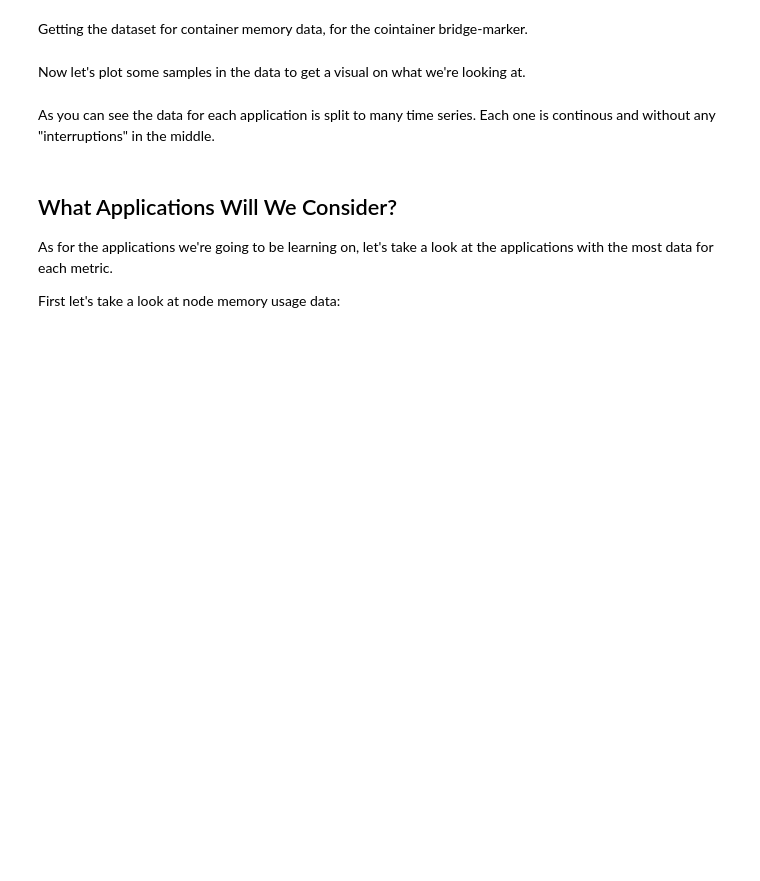
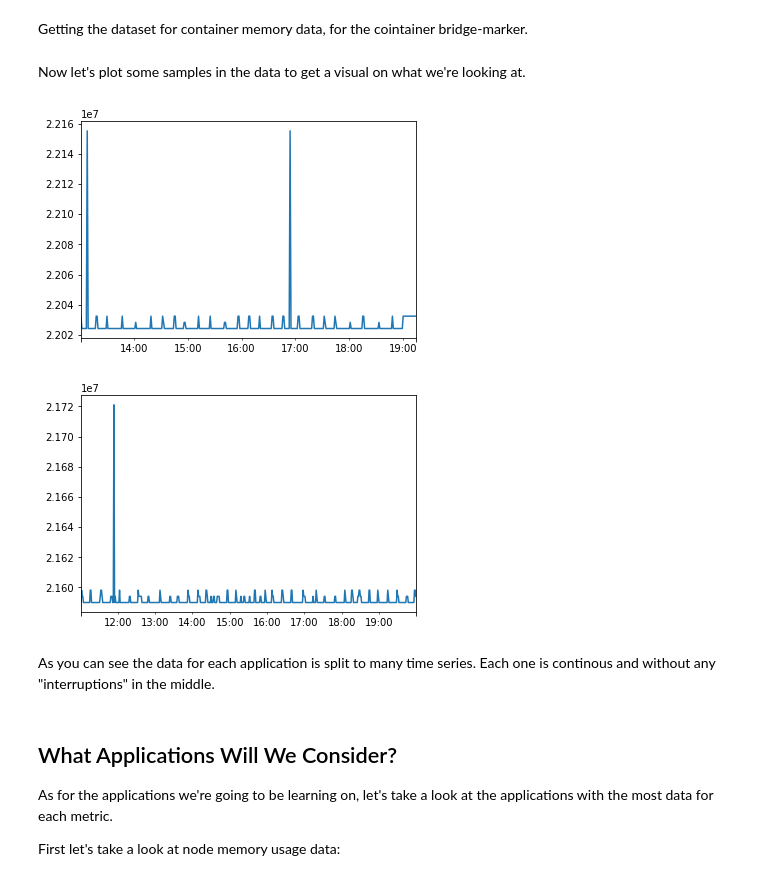
Before and after one commit to sirandreww/236754_project_in_intelligent_systems, a Jupyter notebook: jupyter_notebooks/02_data.ipynb, the cells around one changed output. Drawn from its saved outputs; the diff is of its cells as text; code cells hidden in the pictures; blank space fills up the shorter version.

```diff
--- a/jupyter_notebooks/02_data.ipynb
+++ b/jupyter_notebooks/02_data.ipynb
@@ -32,7 +69,10 @@ dataset = ds.get_data_set(
 # %% [markdown]
 Now let's plot some samples in the data to get a visual on what we're looking at.
 # %%
-dataset.plot_dataset(number_of_samples=10)
+dataset.plot_dataset(number_of_samples=2)
+# %% [output]
+[figure, added]
+[figure, added]
 # %% [markdown]
 As you can see the data for each application is split to many time series. Each one is continous and without any "interruptions" in the middle.
 # %% [markdown]
```
Also changed, not shown: parts of 20 cells of this notebook, 7 other files.
